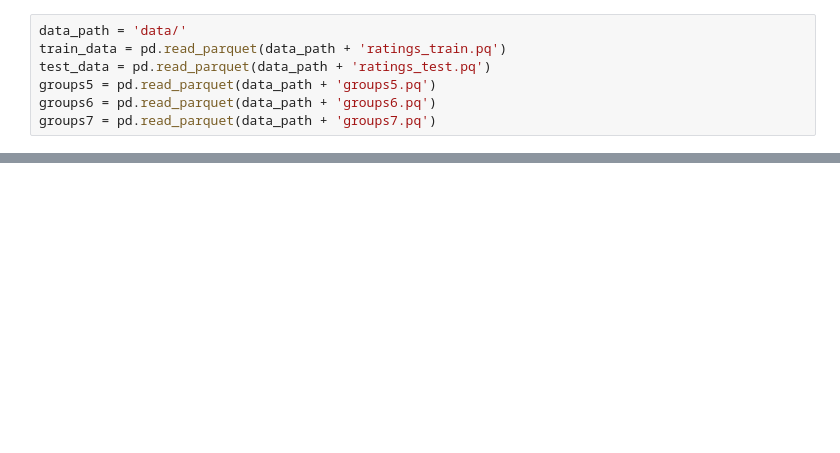
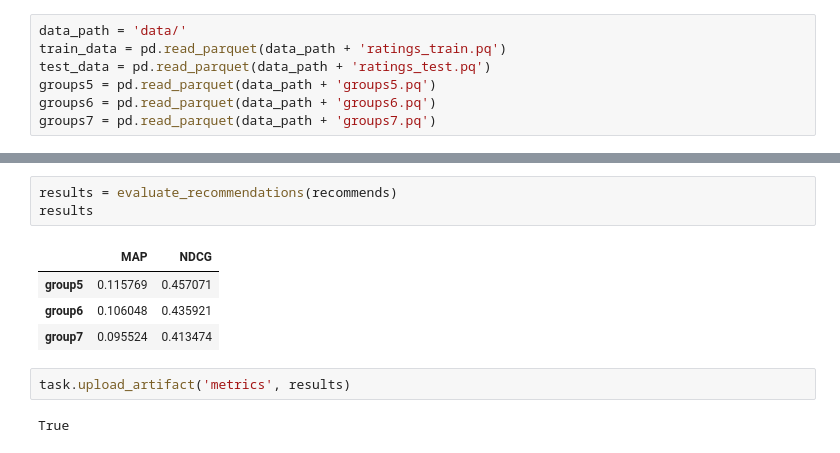
Before and after one commit to Wander1ngW1nd/MoviesGRS_MFDP, a Jupyter notebook: baseline.ipynb, the cells around one changed output, grey strips where cells are left out. Drawn from its saved outputs; the diff is of its cells as text; blank space fills up the shorter version.

```diff
--- a/baseline.ipynb
+++ b/baseline.ipynb
@@ -201,2 +192,14 @@ task.upload_artifact('metrics_results_df', pd.DataFrame(metrics_results_2d))
+# %%
+results = evaluate_recommendations(recommends)
+results
+# %% [output]
+|  | MAP | NDCG |
+| group5 | 0.115769 | 0.457071 |
+| group6 | 0.106048 | 0.435921 |
+| group7 | 0.095524 | 0.413474 |
+# %%
+task.upload_artifact('metrics', results)
+# %% [output]
+True
 # %%
 task.close()
```
Also changed, not shown: parts of 29 cells of this notebook.
